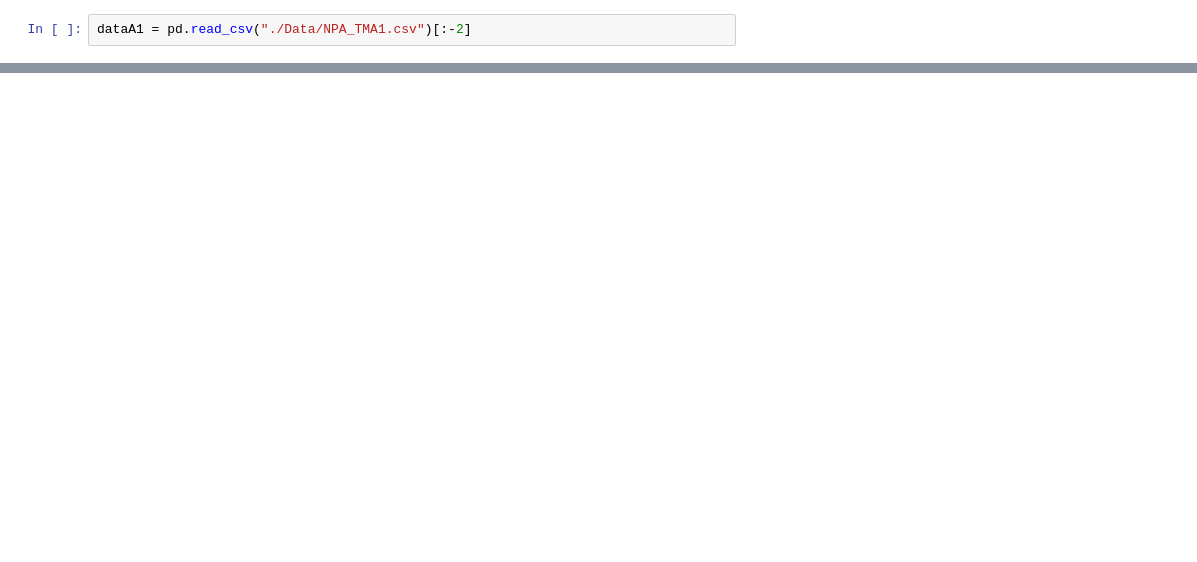
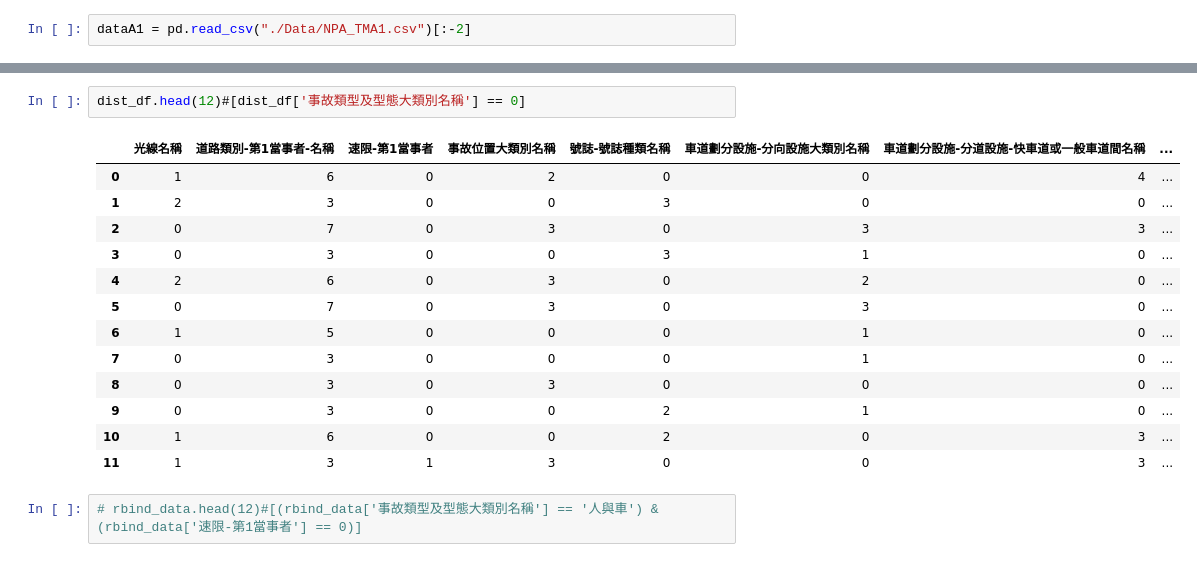
Before and after one commit to kennywang112/TrafficTDApython, a Jupyter notebook: A1_Mapper.ipynb, the cells around one changed output, grey strips where cells are left out. Drawn from its saved outputs; the diff is of its cells as text; blank space fills up the shorter version.

```diff
--- a/A1_Mapper.ipynb
+++ b/A1_Mapper.ipynb
@@ -68,0 +75,18 @@ full_dist.head()
+# %%
+dist_df.head(12)#[dist_df['事故類型及型態大類別名稱'] == 0]
+# %% [output]
+|  | 光線名稱 | 道路類別-第1當事者-名稱 | 速限-第1當事者 | 事故位置大類別名稱 | 號誌-號誌種類名稱 | 車道劃分設施-分向設施大類別名稱 | 車道劃分設施-分道設施-快車道或一般車道間名稱 | ... |
+| 0 | 1 | 6 | 0 | 2 | 0 | 0 | 4 | ... |
+| 1 | 2 | 3 | 0 | 0 | 3 | 0 | 0 | ... |
+| 2 | 0 | 7 | 0 | 3 | 0 | 3 | 3 | ... |
+| 3 | 0 | 3 | 0 | 0 | 3 | 1 | 0 | ... |
+| 4 | 2 | 6 | 0 | 3 | 0 | 2 | 0 | ... |
+| 5 | 0 | 7 | 0 | 3 | 0 | 3 | 0 | ... |
+| 6 | 1 | 5 | 0 | 0 | 0 | 1 | 0 | ... |
+| 7 | 0 | 3 | 0 | 0 | 0 | 1 | 0 | ... |
+| 8 | 0 | 3 | 0 | 3 | 0 | 0 | 0 | ... |
+| 9 | 0 | 3 | 0 | 0 | 2 | 1 | 0 | ... |
+| 10 | 1 | 6 | 0 | 0 | 2 | 0 | 3 | ... |
+| 11 | 1 | 3 | 1 | 3 | 0 | 0 | 3 | ... |
+# %%
+# rbind_data.head(12)#[(rbind_data['事故類型及型態大類別名稱'] == '人與車') & (rbind_data['速限-第1當事者'] == 0)]
```
Also changed, not shown: parts of 10 cells of this notebook, 7 other files.
